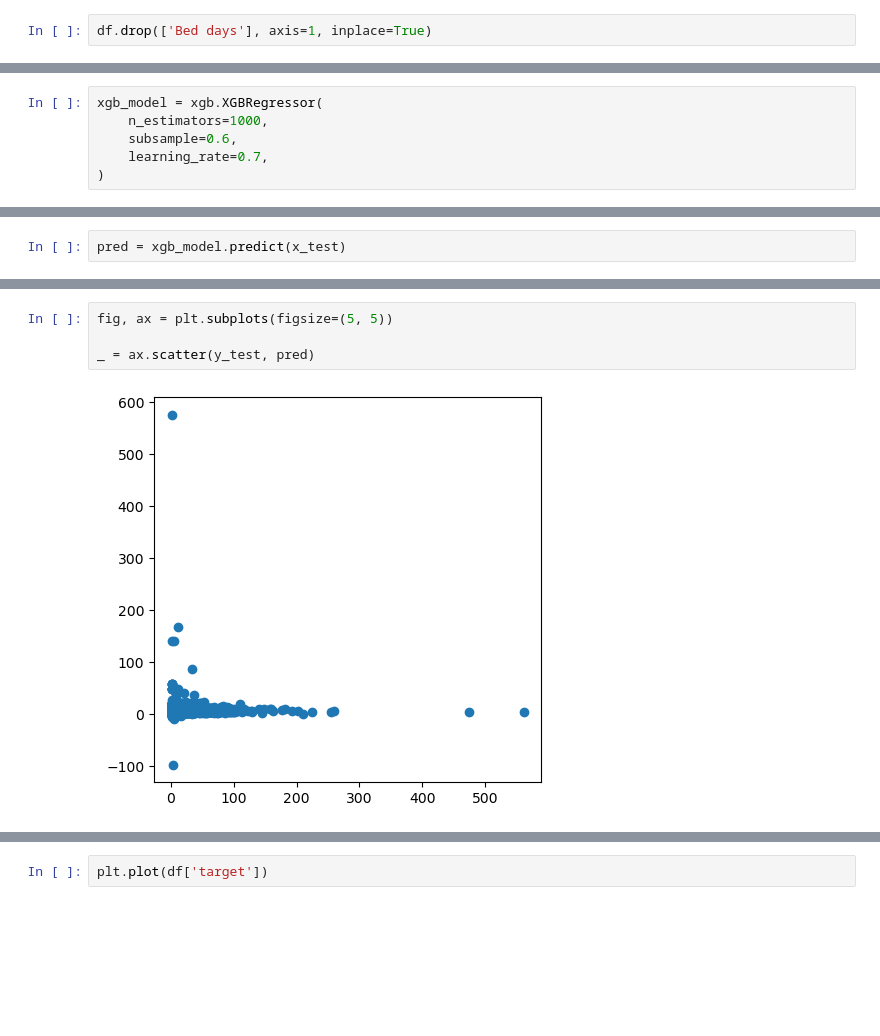
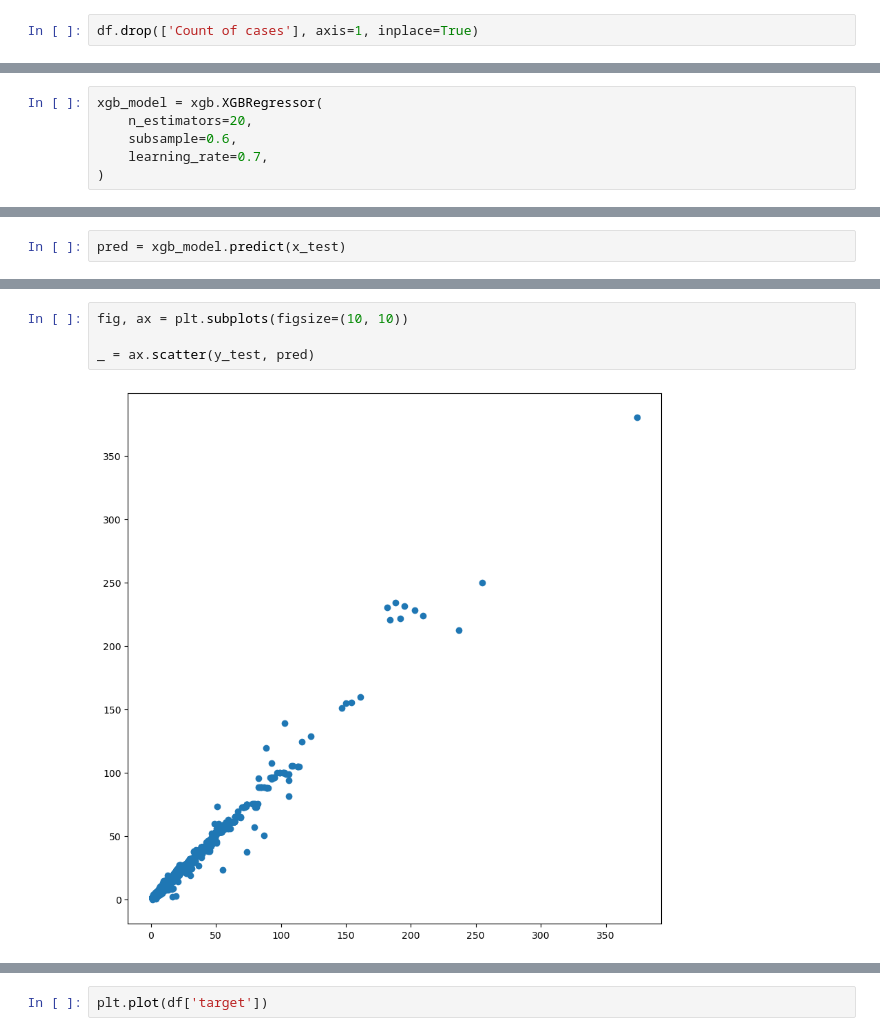
Before and after one commit to mraminamiri/National_Accident, a Jupyter notebook: bed_days_estimators.ipynb, the cells around one changed output, grey strips where cells are left out. Drawn from its saved outputs; the diff is of its cells as text; blank space fills up the shorter version.

```diff
--- a/bed_days_estimators.ipynb
+++ b/bed_days_estimators.ipynb
@@ -103,7 +103,7 @@ memory usage: 11.2 MB
 # %%
 df['target'] = df['Bed days'] / df['Count of cases']
 # %%
-df.drop(['Bed days'], axis=1, inplace=True)
+df.drop(['Count of cases'], axis=1, inplace=True)
 # %%
 df.head()
 # %% [output]
@@ -121,7 +121,7 @@ X, y = df.drop(['target', 'Month', 'ABS remoteness area', 'Counterparty'], axis=
 x_train, x_test, y_train, y_test = train_test_split(X, y, test_size=0.2)
 # %%
 xgb_model = xgb.XGBRegressor(
-    n_estimators=1000,
+    n_estimators=20,
     subsample=0.6,
     learning_rate=0.7,
 )
@@ -144,6 +159,6 @@ pred = xgb_model.predict(x_test)
 # %%
-fig, ax = plt.subplots(figsize=(5, 5))
+fig, ax = plt.subplots(figsize=(10, 10))
 
 _ = ax.scatter(y_test, pred)
 # %% [output]
-[figure, old version]
+[figure, new version]
```
Also changed, not shown: parts of 10 cells of this notebook.
